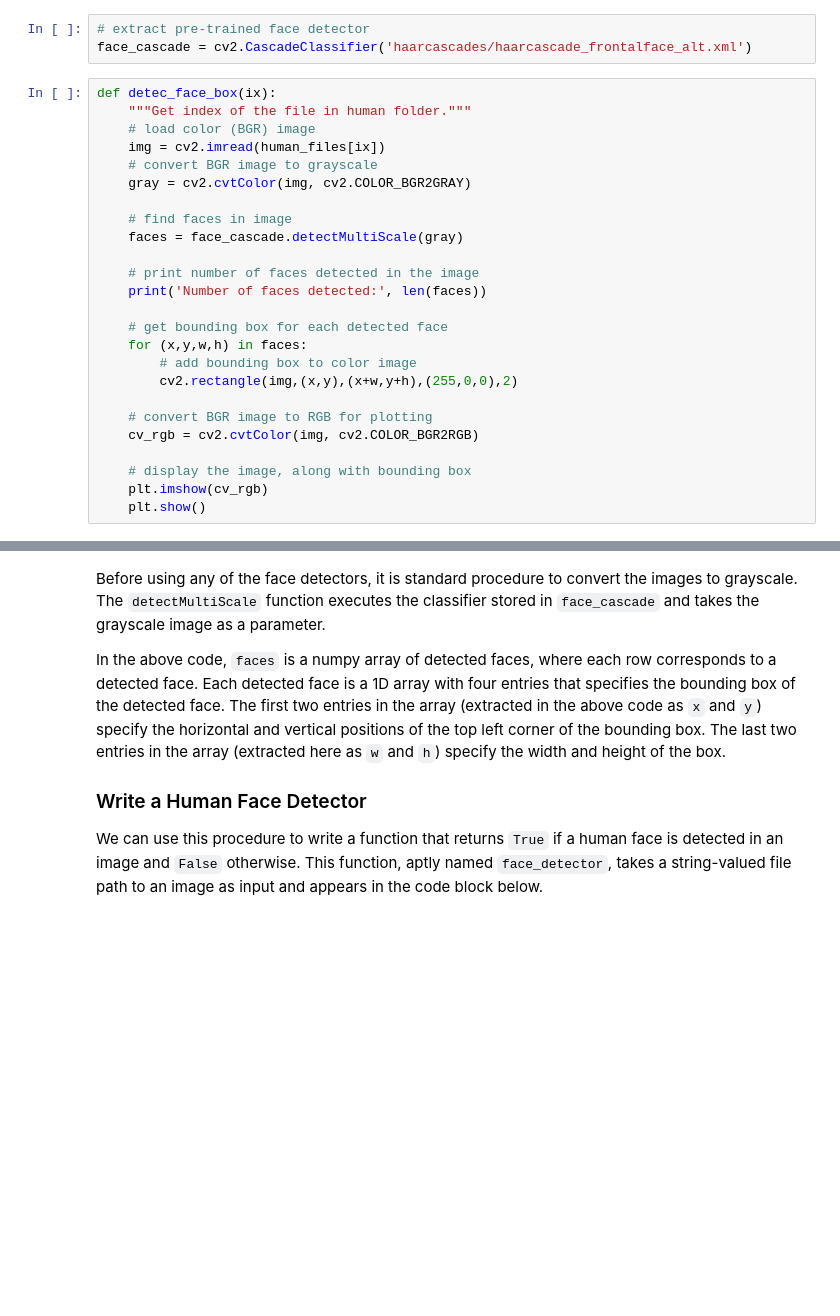
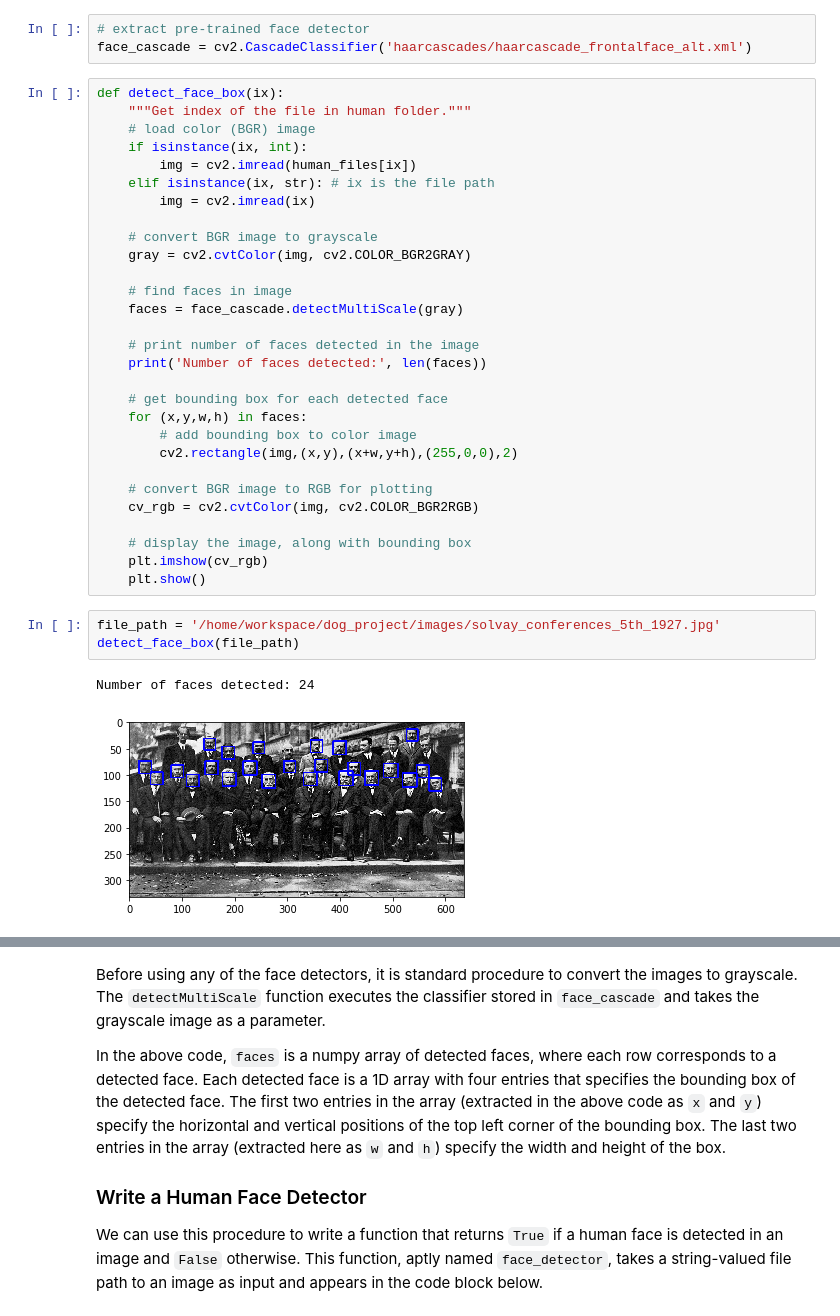
Before and after one commit to heschmat/deep-learning-projects, a Jupyter notebook: cnn-dog-breed-classifier/dog_app.ipynb, the cells around one changed output, grey strips where cells are left out. Drawn from its saved outputs; the diff is of its cells as text; blank space fills up the shorter version.

```diff
--- a/cnn-dog-breed-classifier/dog_app.ipynb
+++ b/cnn-dog-breed-classifier/dog_app.ipynb
@@ -101,10 +104,14 @@ OpenCV provides many pre-trained face detectors, stored as XML files on [github]
 # extract pre-trained face detector
 face_cascade = cv2.CascadeClassifier('haarcascades/haarcascade_frontalface_alt.xml')
 # %%
-def detec_face_box(ix):
+def detect_face_box(ix):
     """Get index of the file in human folder."""
     # load color (BGR) image
-    img = cv2.imread(human_files[ix])
+    if isinstance(ix, int):
+        img = cv2.imread(human_files[ix])
+    elif isinstance(ix, str): # ix is the file path
+        img = cv2.imread(ix)
+
     # convert BGR image to grayscale
     gray = cv2.cvtColor(img, cv2.COLOR_BGR2GRAY)
 
@@ -125,4 +132,10 @@ def detec_face_box(ix):
     # display the image, along with bounding box
     plt.imshow(cv_rgb)
     plt.show()
+# %%
+file_path = '/home/workspace/dog_project/images/solvay_conferences_5th_1927.jpg'
+detect_face_box(file_path)
+# %% [output]
+Number of faces detected: 24
+[figure, added]
 # %%
```
Also changed, not shown: parts of 29 cells of this notebook.
